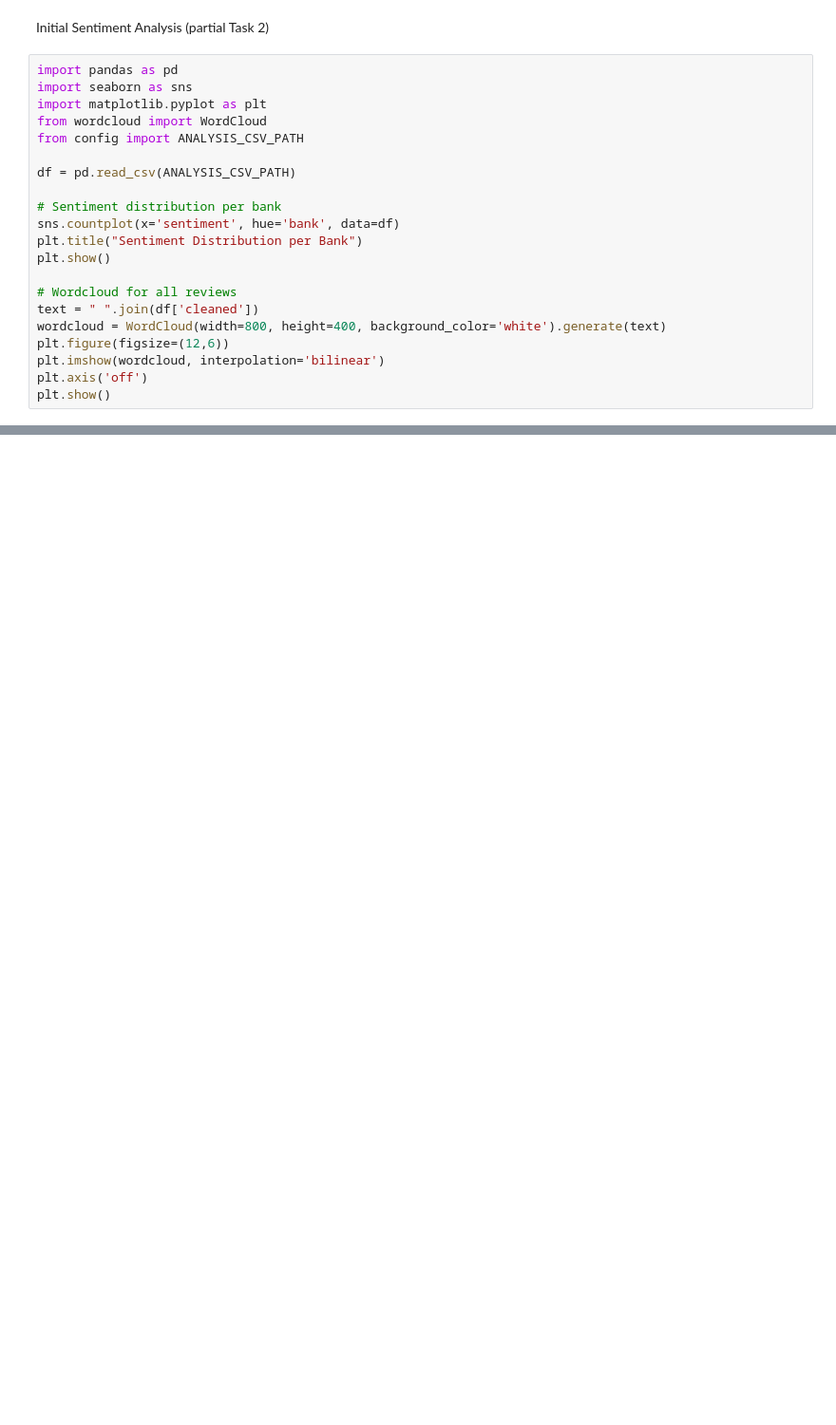
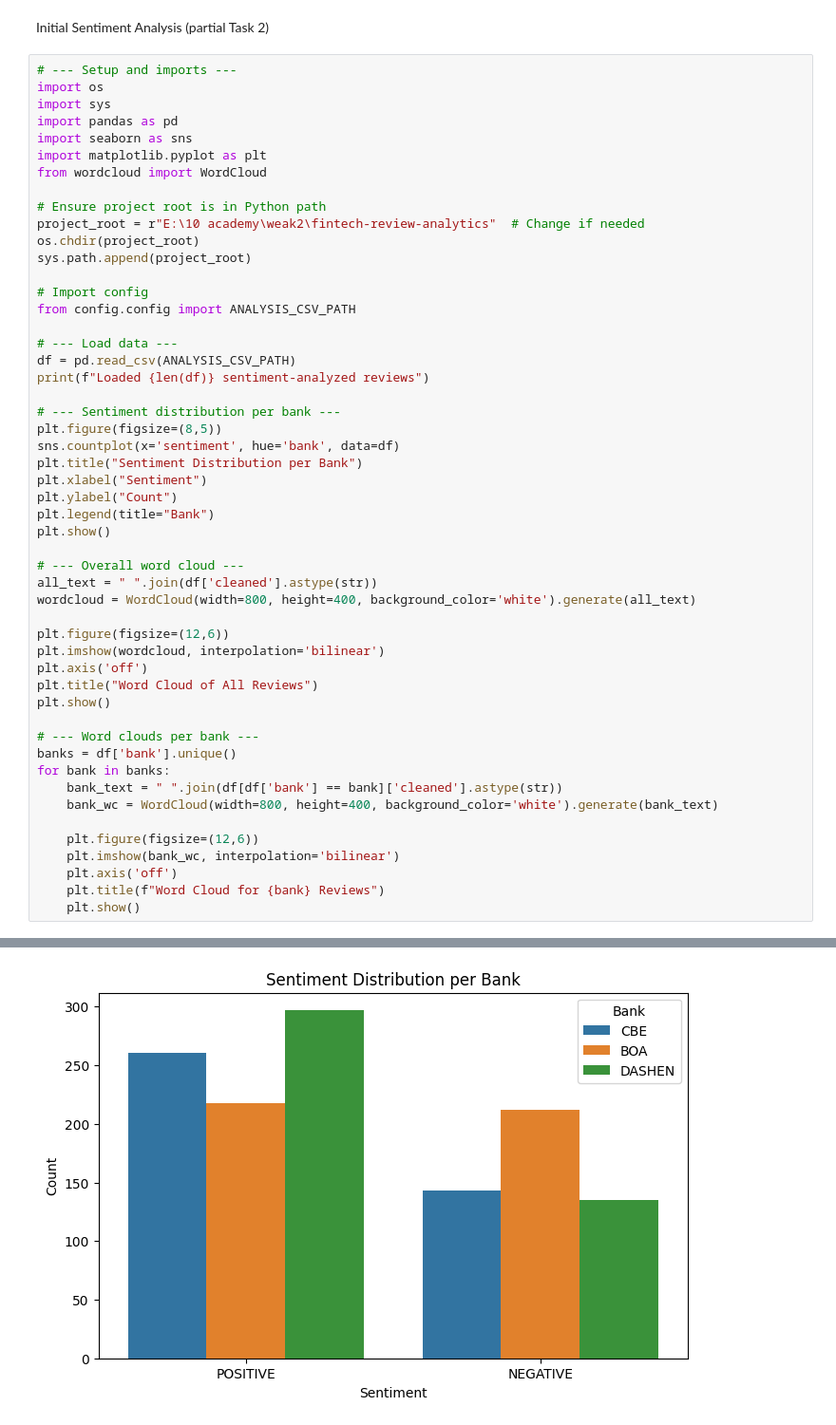
Before and after one commit to etsayhaben/fintech-review-analytics, a Jupyter notebook: notebooks/05_visualization_design.ipynb, the cells around one changed output, grey strips where cells are left out. Shown at 95% size. Drawn from its saved outputs; the diff is of its cells as text; blank space fills up the shorter version.

Commit message:
Final submission: all tasks completed, scripts, reports, plots, and database scripts included

```diff
--- a/notebooks/05_visualization_design.ipynb
+++ b/notebooks/05_visualization_design.ipynb
@@ -1,24 +1,54 @@
 # %% [markdown]
 Initial Sentiment Analysis (partial Task 2)
 # %%
+# --- Setup and imports ---
+import os
+import sys
 import pandas as pd
 import seaborn as sns
 import matplotlib.pyplot as plt
 from wordcloud import WordCloud
-from config import ANALYSIS_CSV_PATH
 
+# Ensure project root is in Python path
+project_root = r"E:\10 academy\weak2\fintech-review-analytics"  # Change if needed
+os.chdir(project_root)
+sys.path.append(project_root)
+
+# Import config
+from config.config import ANALYSIS_CSV_PATH
+
+# --- Load data ---
 df = pd.read_csv(ANALYSIS_CSV_PATH)
+print(f"Loaded {len(df)} sentiment-analyzed reviews")
 
-# Sentiment distribution per bank
+# --- Sentiment distribution per bank ---
+plt.figure(figsize=(8,5))
 sns.countplot(x='sentiment', hue='bank', data=df)
 plt.title("Sentiment Distribution per Bank")
+plt.xlabel("Sentiment")
+plt.ylabel("Count")
+plt.legend(title="Bank")
 plt.show()
 
-# Wordcloud for all reviews
-text = " ".join(df['cleaned'])
-wordcloud = WordCloud(width=800, height=400, background_color='white').generate(text)
+# --- Overall word cloud ---
+all_text = " ".join(df['cleaned'].astype(str))
+wordcloud = WordCloud(width=800, height=400, background_color='white').generate(all_text)
+
 plt.figure(figsize=(12,6))
 plt.imshow(wordcloud, interpolation='bilinear')
 plt.axis('off')
+plt.title("Word Cloud of All Reviews")
 plt.show()
+
+# --- Word clouds per bank ---
+banks = df['bank'].unique()
+for bank in banks:
+    bank_text = " ".join(df[df['bank'] == bank]['cleaned'].astype(str))
+    bank_wc = WordCloud(width=800, height=400, background_color='white').generate(bank_text)
+
+    plt.figure(figsize=(12,6))
+    plt.imshow(bank_wc, interpolation='bilinear')
+    plt.axis('off')
+    plt.title(f"Word Cloud for {bank} Reviews")
+    plt.show()
 # %% [output]
@@ -25,0 +56 @@ ModuleNotFoundError: No module named 'config'
+[figure, added]
```
Also changed, not shown: parts of 1 cell of this notebook, 39 other files.
